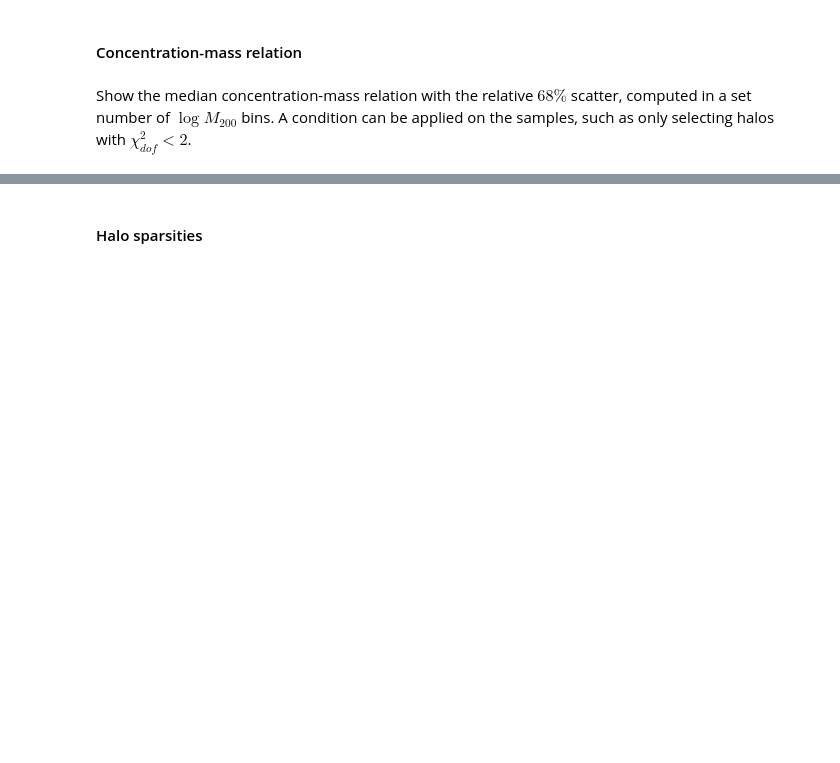
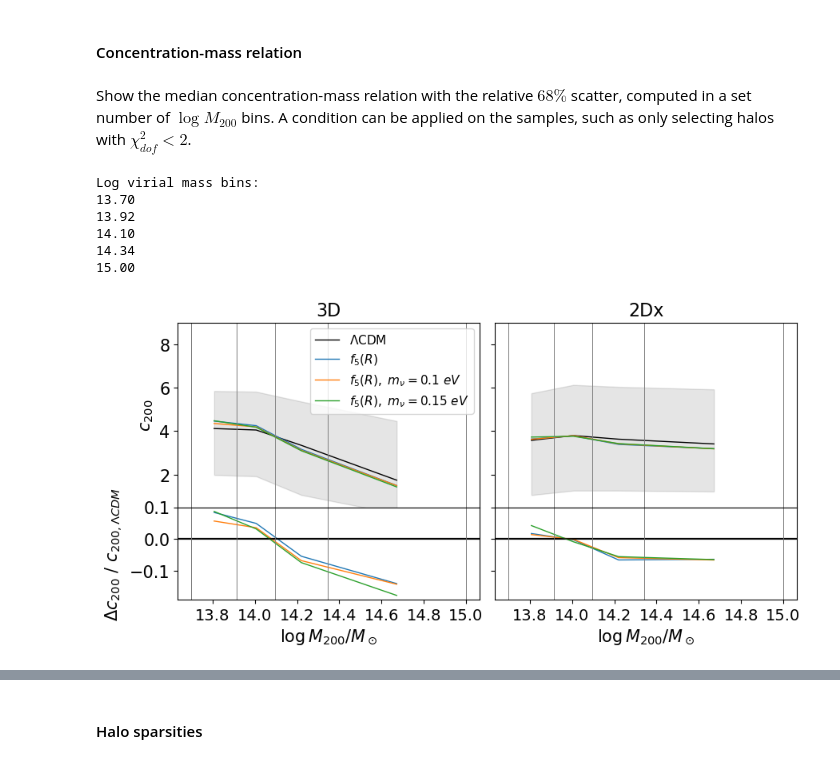
Before and after one commit to Giovanni-Ferron/HaloProfileFit, a Jupyter notebook: FitAndPlot.ipynb, the cells around one changed output, grey strips where cells are left out. Saved outputs shown, nothing was run; the diff lists cells and outputs as text; code cells hidden in the pictures; blank space fills up the shorter version.

```diff
--- a/FitAndPlot.ipynb
+++ b/FitAndPlot.ipynb
@@ -831,7 +922,7 @@ Show the median concentration-mass relation with the relative $68\%$ scatter, co
 mass_0 = np.log10(fit_pars_3D[simulation_type[0]]["NFW"]["MASS"]["M200"])
 
 #-------------------------------------#
-cond_0 = (mass_0 < 16)
+cond_0 = (mass_0 < 15) & (10**mass_0 > 5e13)
 #-------------------------------------#
 
 #Set the mass bins edges as quantiles of the LCDM M200 distribution, as to guarantee a similar number of halos in each bin
@@ -841,6 +932,13 @@ bin_centers = mass_bins[:-1] + np.diff(mass_bins) / 2
 print("Log virial mass bins:")
 for m in mass_bins:
     print(f"{m:.2f}")
+# %% [output]
+Log virial mass bins:
+13.70
+13.92
+14.10
+14.34
+15.00
 # %%
 c200_med = {sim_type: np.empty(len(mass_bins) - 1) for sim_type in simulation_type}
 c200_up = {sim_type: np.empty(len(mass_bins) - 1) for sim_type in simulation_type}
@@ -851,7 +949,7 @@ c200_up_2D = {sim_type: np.empty(len(mass_bins) - 1) for sim_type in simulation_
 c200_down_2D = {sim_type: np.empty(len(mass_bins) - 1) for sim_type in simulation_type}
 
 for b, sim_batch in zip(["DMO", "Mag"], simulation_batches):
-    fig, ax = plt.subplots(2, len(projections) + 1, figsize=(4 * (len(projections) + 1), 4.5),
+    fig, ax = plt.subplots(2, len(projections) + 1, figsize=(5 * (len(projections) + 1), 4.5),
                        sharex="col", sharey="row", gridspec_kw={"height_ratios": [2, 1]})
 
     for i, sim_type in enumerate(sim_batch):
@@ -892,9 +990,9 @@ for b, sim_batch in zip(["DMO", "Mag"], simulation_batches):
 
         ax[1, 0].axhline(0., ls="-", c="black", alpha=0.6)
         ax[1, 0].set_xlabel("$\log{M_{200} / M_\odot}$", size=15)
-        ax[1, 0].set_ylabel("$\Delta c_{200}\ /\ c_{200, \Lambda CDM (DMO)}$", size=15)
+        ax[1, 0].set_ylabel("$\Delta c_{200}\ /\ c_{200, \Lambda CDM}$", size=15)
         ax[1, 0].tick_params(axis="y", which="both", labelsize=15)
-        ax[1, 0].tick_params(axis="x", which="both", labelsize=15)
+        ax[1, 0].tick_params(axis="x", which="both", labelsize=14)
 
         for m in mass_bins:
             ax[0, 0].axvline(m, ls="-", lw=0.5, color="grey")
@@ -920,33 +1018,35 @@ for b, sim_batch in zip(["DMO", "Mag"], simulation_batches):
                 c200_med_2D[sim_type][k] = np.median(c200_2D[idx_2D])
                 c200_down_2D[sim_type][k], c200_up_2D[sim_type][k] = np.quantile(c200_2D[idx_2D], [0.16, 0.84])
 
             if sim_type == sim_batch[0]:
                 ax[0, d + 1].fill_between(bin_centers, c200_down_2D[sim_type], c200_up_2D[sim_type], color="black", alpha=0.1)
                 ax[0, d + 1].plot(bin_centers, c200_med_2D[sim_type], label=model_names[sim_type], lw=1., c="black")
 
             else:
                 line_2D, = ax[0, d + 1].plot(bin_centers, c200_med_2D[sim_type], label=model_names[sim_type], lw=1.)
 
                 med_diff_2D = (c200_med_2D[sim_type] - c200_med_2D[sim_batch[0]]) / c200_med_2D[sim_batch[0]]
                 ax[1, d + 1].plot(bin_centers, med_diff_2D, lw=1., c=line_2D.get_color())
 
             ax[0, d + 1].set_title("2D" + dim, size=16)
             ax[0, d + 1].set_ylim(0.5, 9)
             ax[0, d + 1].tick_params(axis="x", which="both", labelbottom=False)
             ax[0, d + 1].tick_params(axis="y", which="both", labelleft=False)
 
             ax[1, d + 1].tick_params(axis="y", which="both", labelleft=False)
-            ax[1, d + 1].tick_params(axis="x", which="both", labelsize=15)
+            ax[1, d + 1].tick_params(axis="x", which="both", labelsize=14)
 
             ax[1, d + 1].axhline(0., ls="-", c="black", alpha=0.6)
             ax[1, d + 1].set_xlabel("$\log{M_{200} / M_\odot}$", size=15)
 
             for m in mass_bins:
                 ax[0, d + 1].axvline(m, ls="-", lw=0.5, color="grey")
                 ax[1, d + 1].axvline(m, ls="-", lw=0.5, color="grey")
 
         fig.subplots_adjust(hspace=0., wspace=0.05)
 
     if save_plots:
-        fig.savefig(fig_path + "cM_relation_diff_" + b + ".pdf", dpi=300, bbox_inches='tight')
+        fig.savefig(fig_path + "/cM_relation_diff_z029" + ".png", dpi=300, bbox_inches='tight')
+# %% [output]
+[figure, added]
 # %%
```
Also changed, not shown: parts of 13 cells of this notebook, 1 other file.
